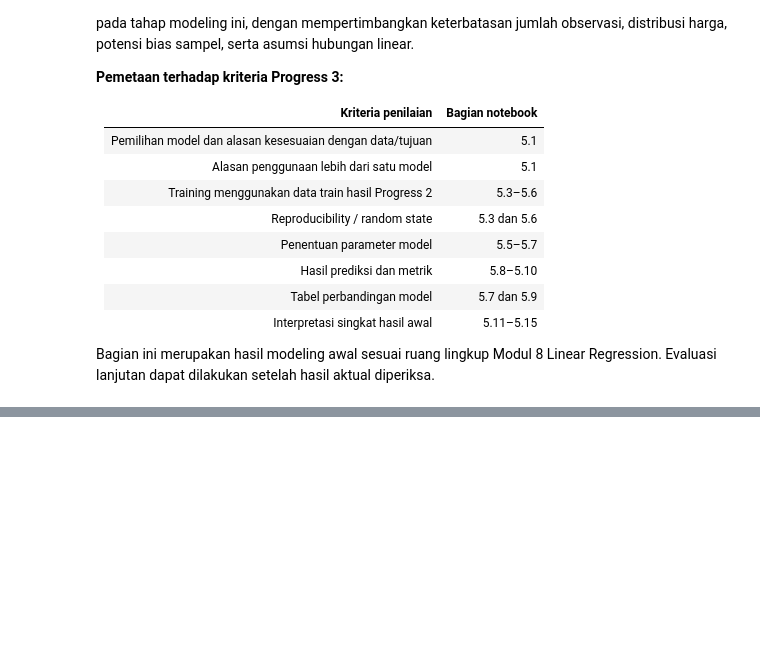
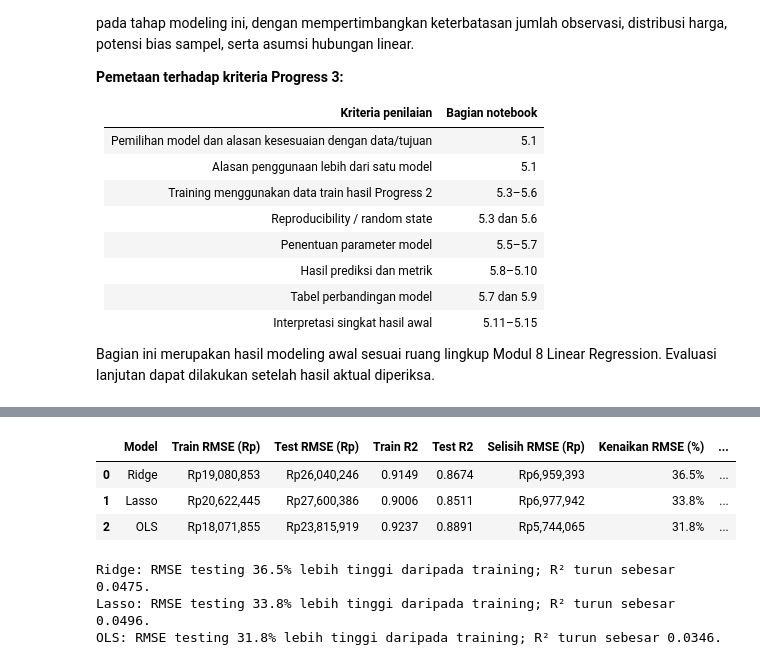
Before and after one commit to TimothyPadang/32_IF-C_bersifatopsional, a Jupyter notebook: Notebook/Prediksi_Harga_Mobil_Bekas_Regresi.ipynb, the cells around one changed output, grey strips where cells are left out. Cells and saved outputs as stored; diff of their text form; code cells hidden in the pictures; blank space fills up the shorter version.

```diff
--- a/Notebook/Prediksi_Harga_Mobil_Bekas_Regresi.ipynb
+++ b/Notebook/Prediksi_Harga_Mobil_Bekas_Regresi.ipynb
@@ -2924,0 +3046,42 @@ Bagian ini merupakan hasil modeling awal sesuai ruang lingkup Modul 8 Linear Reg
+# %%
+train_test_comparison = evaluation_results[
+    ["Model", "Train RMSE (Rp)", "Test RMSE (Rp)", "Train R2", "Test R2"]
+].copy()
+
+train_test_comparison["Selisih RMSE (Rp)"] = (
+    train_test_comparison["Test RMSE (Rp)"] -
+    train_test_comparison["Train RMSE (Rp)"]
+)
+train_test_comparison["Kenaikan RMSE (%)"] = (
+    train_test_comparison["Selisih RMSE (Rp)"] /
+    train_test_comparison["Train RMSE (Rp)"] * 100
+)
+train_test_comparison["Penurunan R2"] = (
+    train_test_comparison["Train R2"] -
+    train_test_comparison["Test R2"]
+)
+
+display(train_test_comparison.style.format({
+    "Train RMSE (Rp)": "Rp{:,.0f}",
+    "Test RMSE (Rp)": "Rp{:,.0f}",
+    "Selisih RMSE (Rp)": "Rp{:,.0f}",
+    "Kenaikan RMSE (%)": "{:.1f}%",
+    "Train R2": "{:.4f}",
+    "Test R2": "{:.4f}",
+    "Penurunan R2": "{:.4f}"
+}))
+
+for _, row in train_test_comparison.iterrows():
+    print(
+        f"{row['Model']}: RMSE testing {row['Kenaikan RMSE (%)']:.1f}% "
+        "lebih tinggi daripada training; "
+        f"R² turun sebesar {row['Penurunan R2']:.4f}."
+    )
+# %% [output]
+|  | Model | Train RMSE (Rp) | Test RMSE (Rp) | Train R2 | Test R2 | Selisih RMSE (Rp) | Kenaikan RMSE (%) | ... |
+| 0 | Ridge | Rp19,080,853 | Rp26,040,246 | 0.9149 | 0.8674 | Rp6,959,393 | 36.5% | ... |
+| 1 | Lasso | Rp20,622,445 | Rp27,600,386 | 0.9006 | 0.8511 | Rp6,977,942 | 33.8% | ... |
+| 2 | OLS | Rp18,071,855 | Rp23,815,919 | 0.9237 | 0.8891 | Rp5,744,065 | 31.8% | ... |
+Ridge: RMSE testing 36.5% lebih tinggi daripada training; R² turun sebesar 0.0475.
+Lasso: RMSE testing 33.8% lebih tinggi daripada training; R² turun sebesar 0.0496.
+OLS: RMSE testing 31.8% lebih tinggi daripada training; R² turun sebesar 0.0346.
```
Also changed, not shown: parts of 20 cells of this notebook.
